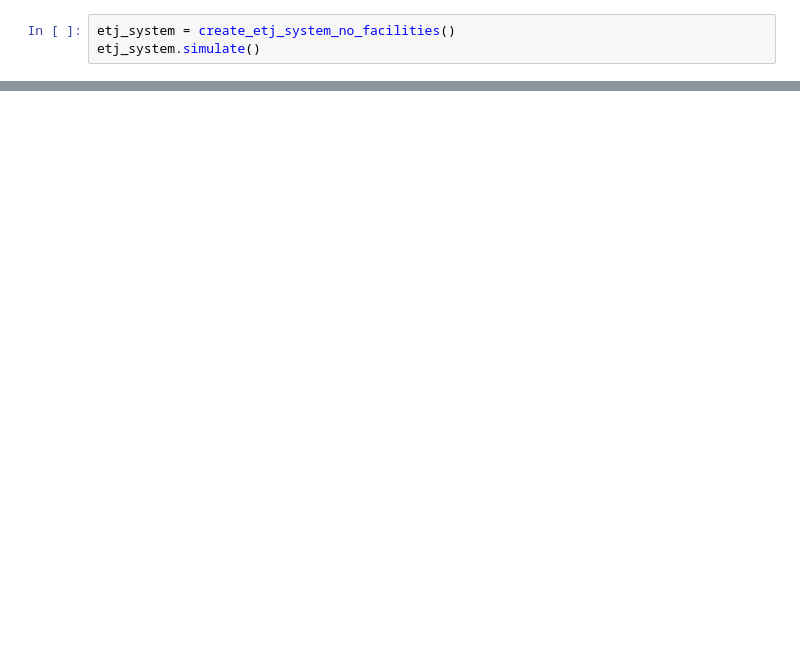
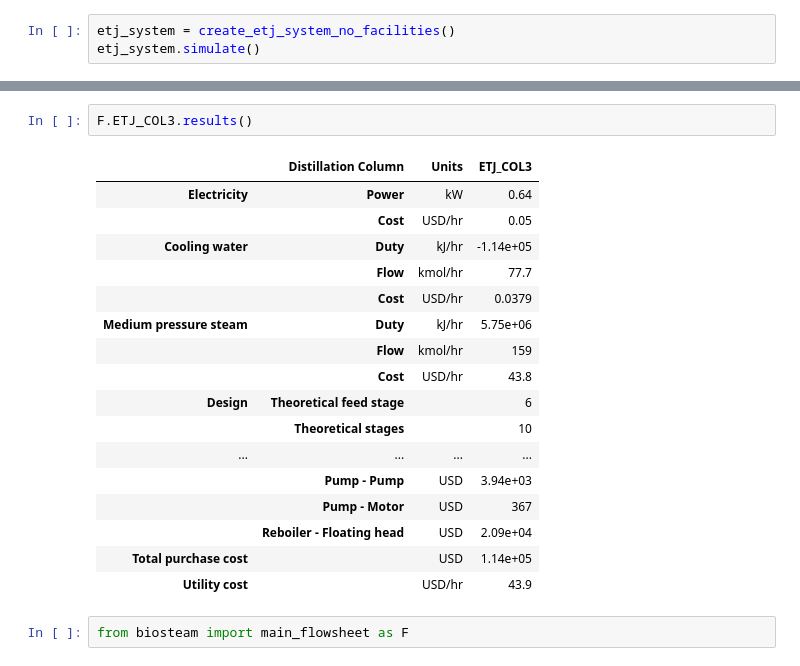
Before and after one commit to H-Wadgama/belt, a Jupyter notebook: atj_saf/atj_bst/etj_testing_script.ipynb, the cells around one changed output, grey strips where cells are left out. Drawn from its saved outputs; the diff is of its cells as text; blank space fills up the shorter version.

Commit message:
creating tool for distillation separation

```diff
--- a/atj_saf/atj_bst/etj_testing_script.ipynb
+++ b/atj_saf/atj_bst/etj_testing_script.ipynb
@@ -261,0 +282,22 @@ ins...
+# %%
+F.ETJ_COL3.results()
+# %% [output]
+|  | Distillation Column | Units | ETJ_COL3 |
+| Electricity | Power | kW | 0.64 |
+|  | Cost | USD/hr | 0.05 |
+| Cooling water | Duty | kJ/hr | -1.14e+05 |
+|  | Flow | kmol/hr | 77.7 |
+|  | Cost | USD/hr | 0.0379 |
+| Medium pressure steam | Duty | kJ/hr | 5.75e+06 |
+|  | Flow | kmol/hr | 159 |
+|  | Cost | USD/hr | 43.8 |
+| Design | Theoretical feed stage |  | 6 |
+|  | Theoretical stages |  | 10 |
+| ... | ... | ... | ... |
+|  | Pump - Pump | USD | 3.94e+03 |
+|  | Pump - Motor | USD | 367 |
+|  | Reboiler - Floating head | USD | 2.09e+04 |
+| Total purchase cost |  | USD | 1.14e+05 |
+| Utility cost |  | USD/hr | 43.9 |
+# %%
+from biosteam import main_flowsheet as F
```
Also changed, not shown: parts of 15 cells of this notebook, 2 other files.
